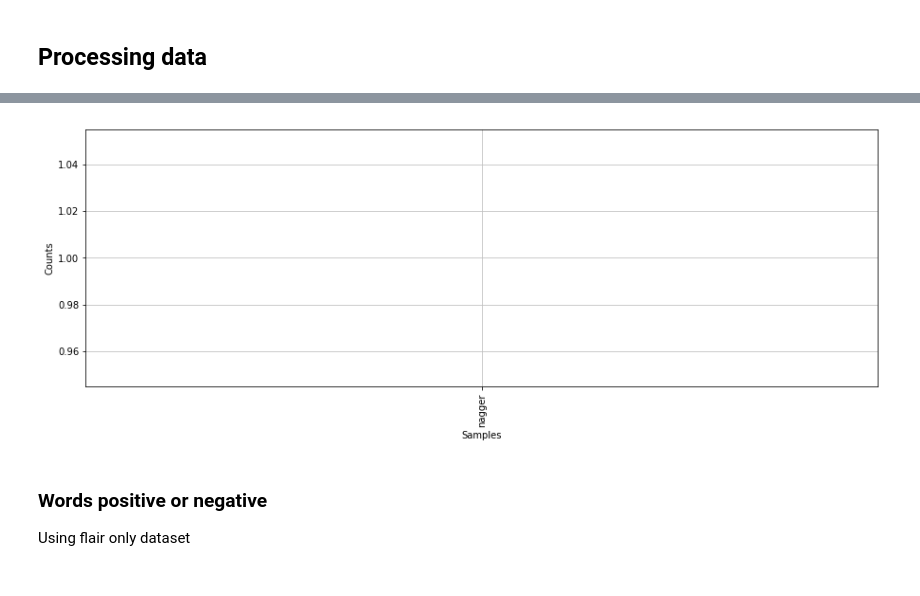
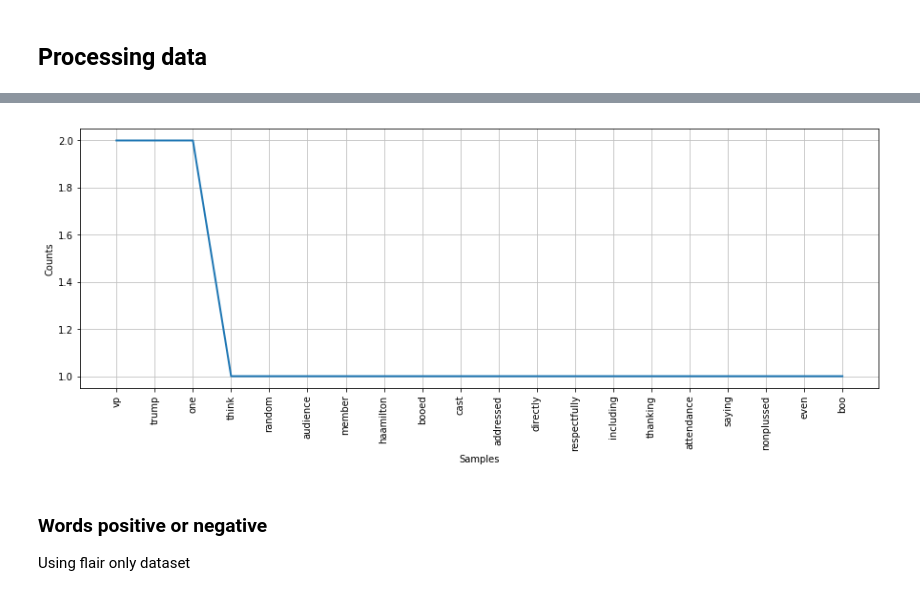
Before and after one commit to arthishow/Project, a Jupyter notebook: Final project.ipynb, the cells around one changed output, grey strips where cells are left out. Saved outputs shown, nothing was run; the diff lists cells and outputs as text; code cells hidden in the pictures.

```diff
--- a/Final project.ipynb
+++ b/Final project.ipynb
@@ -237,8 +242,8 @@ sample
 # %%
 plt.figure(figsize=(15,5))
-nltk.FreqDist(dict(sample.iloc[0]['wordcount'].most_common(20))).plot()
+nltk.FreqDist(dict(sample.iloc[2]['wordcount'].most_common(20))).plot()
 # %% [output]
-[figure, old version]
+[figure, new version]
 # %% [markdown]
 ### Words positive or negative
 Using flair only dataset
```
Also changed, not shown: parts of 34 cells of this notebook, 4 other files.
